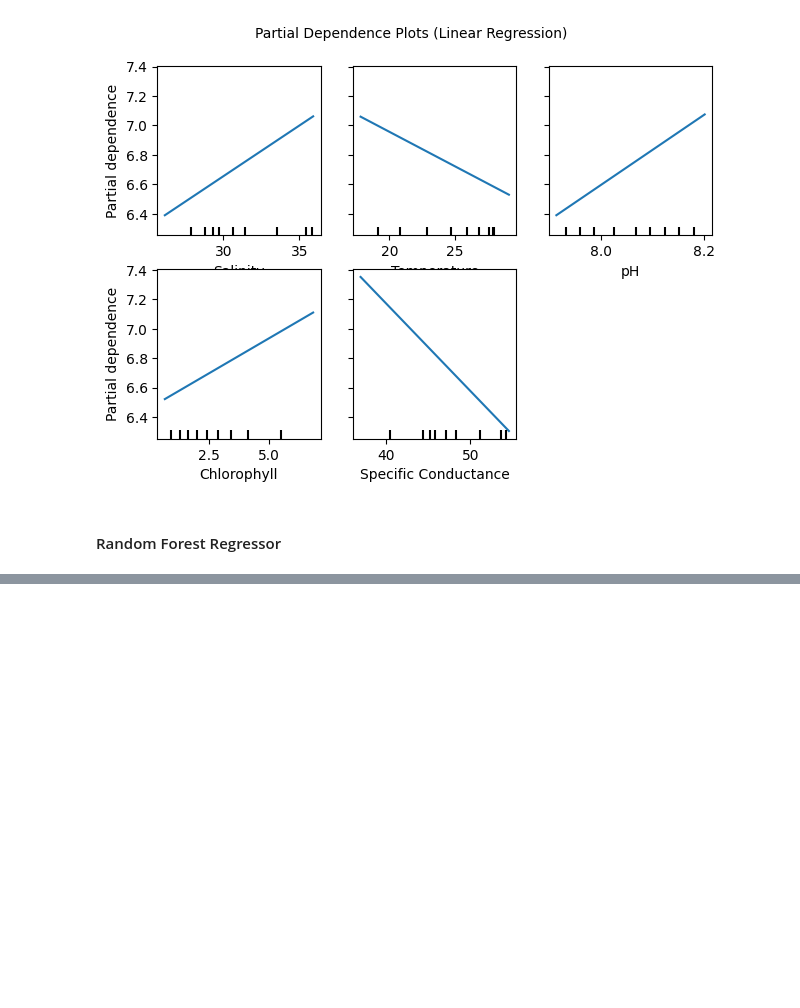
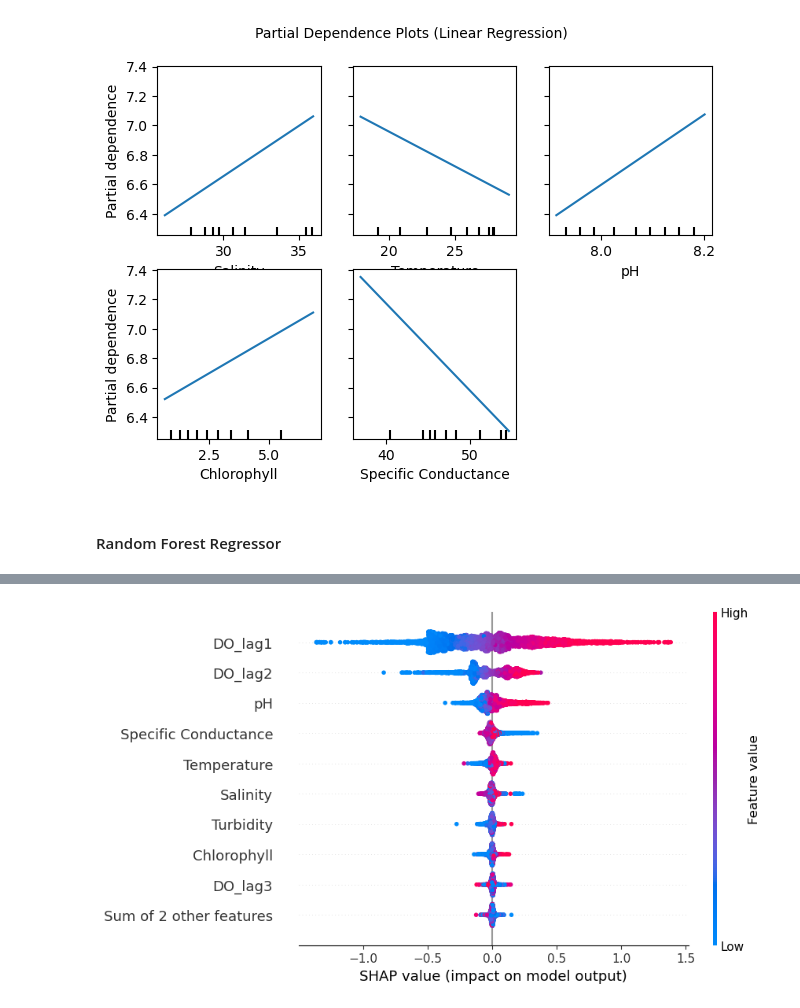
Before and after one commit to Deppi15/INFO381, a Jupyter notebook: notebooks/notebook.ipynb, the cells around one changed output, grey strips where cells are left out. Cells and saved outputs as stored; diff of their text form; code cells hidden in the pictures; blank space fills up the shorter version.

```diff
--- a/notebooks/notebook.ipynb
+++ b/notebooks/notebook.ipynb
@@ -953,0 +897,5 @@ plt.show()
+# %%
+#Beeswarm
+shap.plots.beeswarm(shap_values)
+# %% [output]
+[figure, added]
```
Also changed, not shown: parts of 58 cells of this notebook.
